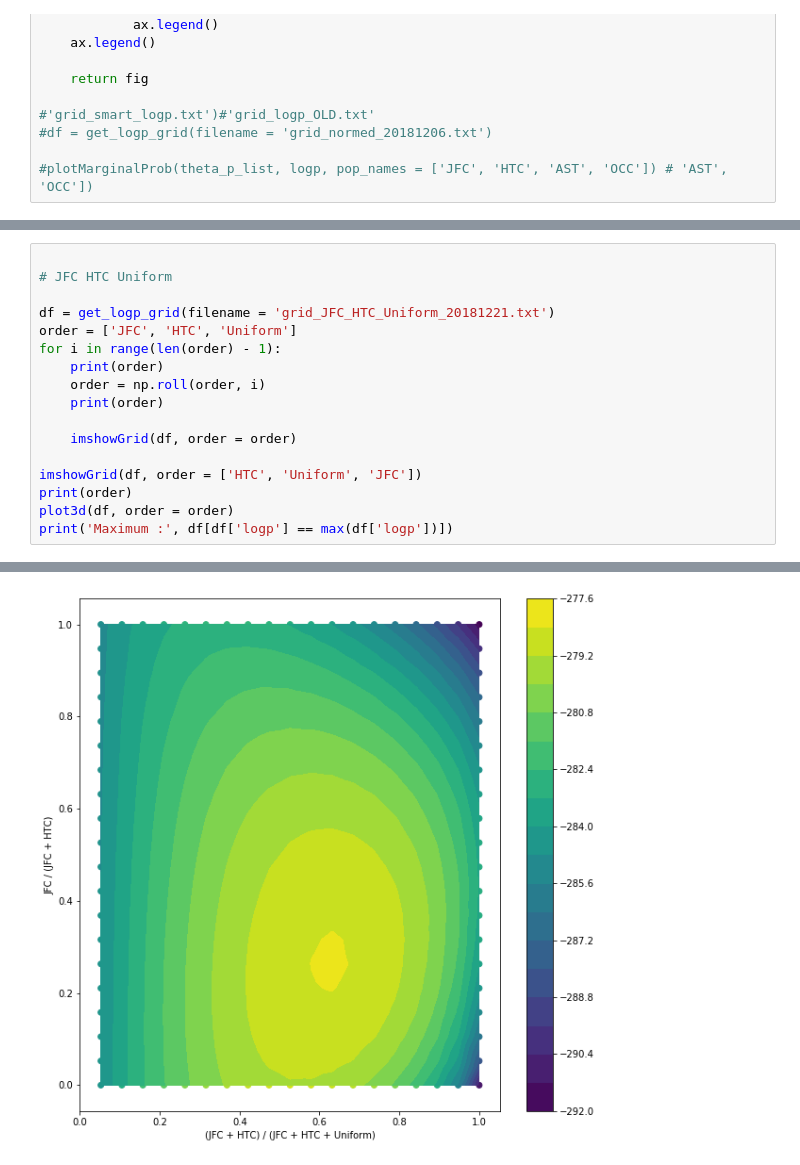
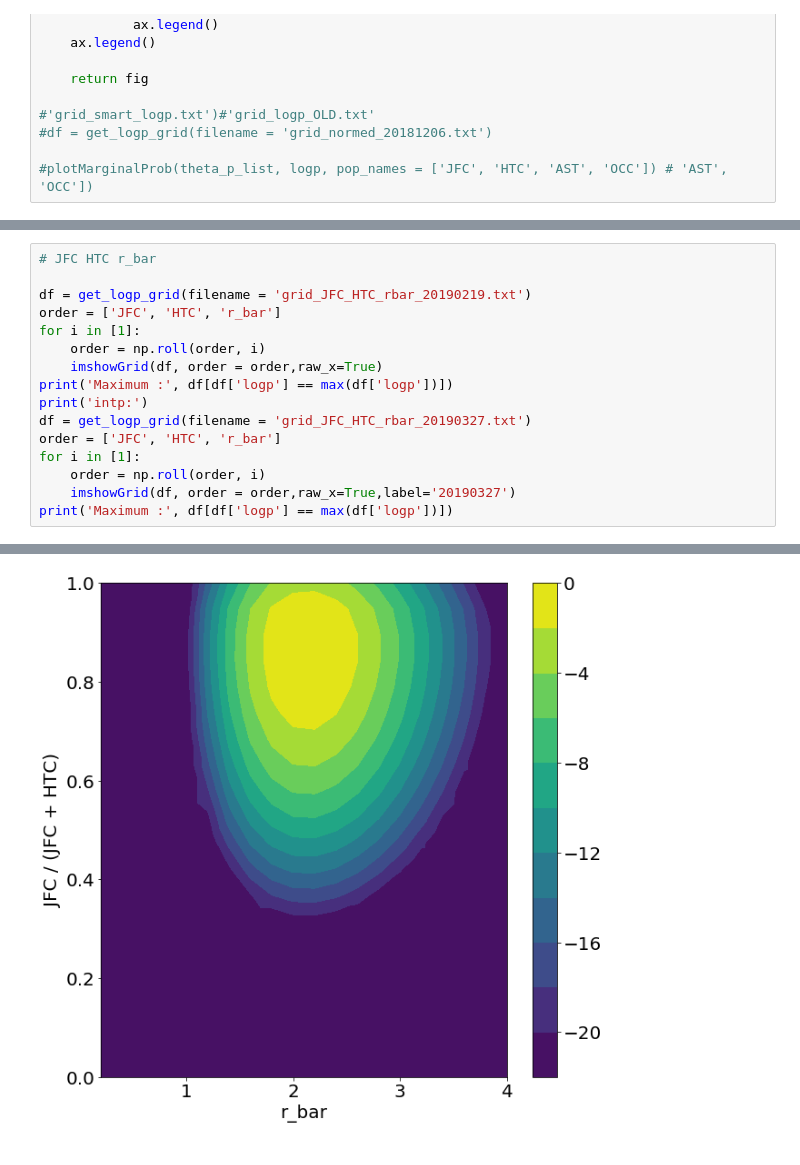
Before and after one commit to tlittenberg/LISAPathfinder, a Jupyter notebook: scripts/Analysis/scripts/Grid_prob.ipynb, the cells around one changed output, grey strips where cells are left out. Cells and saved outputs as stored; diff of their text form.

```diff
--- a/scripts/Analysis/scripts/Grid_prob.ipynb
+++ b/scripts/Analysis/scripts/Grid_prob.ipynb
@@ -209,18 +295,17 @@ order2 OCC
 # %%
+# JFC HTC r_bar
 
-# JFC HTC Uniform
-
-df = get_logp_grid(filename = 'grid_JFC_HTC_Uniform_20181221.txt')
-order = ['JFC', 'HTC', 'Uniform']
-for i in range(len(order) - 1):
-    print(order)
+df = get_logp_grid(filename = 'grid_JFC_HTC_rbar_20190219.txt')
+order = ['JFC', 'HTC', 'r_bar']
+for i in [1]:
     order = np.roll(order, i)
-    print(order)
-
-    imshowGrid(df, order = order)
-
-imshowGrid(df, order = ['HTC', 'Uniform', 'JFC'])
-print(order)
-plot3d(df, order = order)
+    imshowGrid(df, order = order,raw_x=True)
 print('Maximum :', df[df['logp'] == max(df['logp'])])
+print('intp:')
+df = get_logp_grid(filename = 'grid_JFC_HTC_rbar_20190327.txt')
+order = ['JFC', 'HTC', 'r_bar']
+for i in [1]:
+    order = np.roll(order, i)
+    imshowGrid(df, order = order,raw_x=True,label='20190327')
+print('Maximum :', df[df['logp'] == max(df['logp'])])
 # %% [output]
@@ -244 +325 @@ Maximum :          logp       JFC       HTC   Uniform
-[figure, old version]
+[figure, new version]
```
Also changed, not shown: parts of 8 cells of this notebook, 2 other files.
